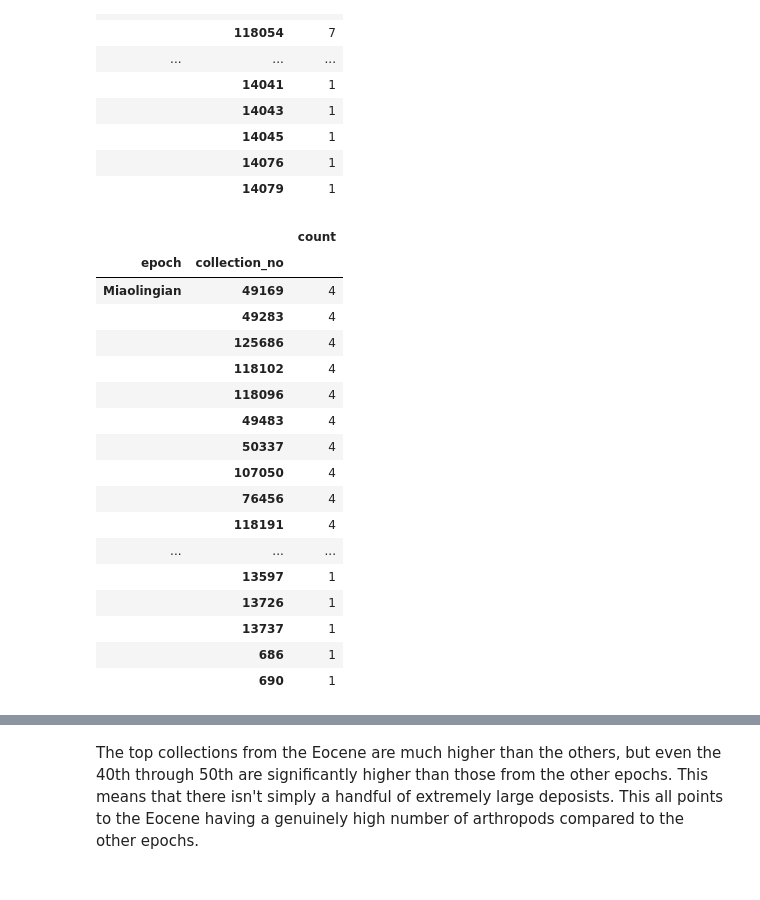
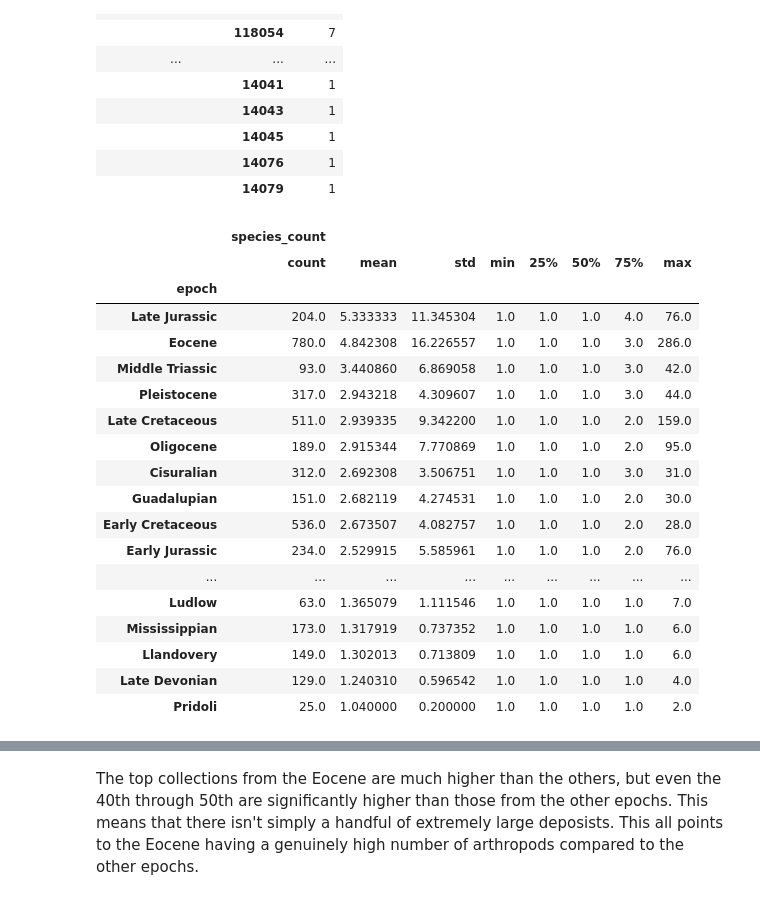
Before and after one commit to Dworlock11/Arthropod-Fossil-Diversity-Analysis, a Jupyter notebook: notebooks/02_analysis.ipynb, the cells around one changed output, grey strips where cells are left out. Cells and saved outputs as stored; diff of their text form; code cells hidden in the pictures.

Commit message:
Analyzed collection ratios of arthropods to all fossils for each epoch. Discovered severe bias of ratios from large collections for certain epochs.

```diff
--- a/notebooks/02_analysis.ipynb
+++ b/notebooks/02_analysis.ipynb
@@ -500,36 +519,33 @@ top_ten_coll_counts
 |  | 14076 | 1 |
 |  | 14079 | 1 |
 # %%
-forty_to_fifty_coll_counts = pd.DataFrame()
+coll_stats_per_epoch = (
+    arth_data.groupby(["epoch", "collection_no"])
+      .agg(species_count=("accepted_name", "nunique"))
+      .sort_values("species_count", ascending=False)
+      .groupby("epoch")
+      .describe()
+      .sort_values(("species_count", "mean"), ascending=False)
+)
 
-for epoch in fossil_data["epoch"].unique():
-    arth_colls = (
-        arth_data[arth_data["epoch"] == epoch]
-        .groupby(["epoch", "collection_no"])
-        .agg(count=("accepted_name", "nunique"))
-        .sort_values("count", ascending=False)
-        .iloc[40:50]
-        )
-
-    forty_to_fifty_coll_counts = pd.concat([forty_to_fifty_coll_counts, arth_colls])
-
-forty_to_fifty_coll_counts
+coll_stats_per_epoch
 # %% [output]
-|  |  | count |
-| epoch | collection_no |  |
-| Miaolingian | 49169 | 4 |
-|  | 49283 | 4 |
-|  | 125686 | 4 |
-|  | 118102 | 4 |
-|  | 118096 | 4 |
-|  | 49483 | 4 |
-|  | 50337 | 4 |
-|  | 107050 | 4 |
-|  | 76456 | 4 |
-|  | 118191 | 4 |
-| ... | ... | ... |
-|  | 13597 | 1 |
-|  | 13726 | 1 |
-|  | 13737 | 1 |
-|  | 686 | 1 |
-|  | 690 | 1 |
+|  | species_count |  |  |  |  |  |  |  |
+|  | count | mean | std | min | 25% | 50% | 75% | max |
+| epoch |  |  |  |  |  |  |  |  |
+| Late Jurassic | 204.0 | 5.333333 | 11.345304 | 1.0 | 1.0 | 1.0 | 4.0 | 76.0 |
+| Eocene | 780.0 | 4.842308 | 16.226557 | 1.0 | 1.0 | 1.0 | 3.0 | 286.0 |
+| Middle Triassic | 93.0 | 3.440860 | 6.869058 | 1.0 | 1.0 | 1.0 | 3.0 | 42.0 |
+| Pleistocene | 317.0 | 2.943218 | 4.309607 | 1.0 | 1.0 | 1.0 | 3.0 | 44.0 |
+| Late Cretaceous | 511.0 | 2.939335 | 9.342200 | 1.0 | 1.0 | 1.0 | 2.0 | 159.0 |
+| Oligocene | 189.0 | 2.915344 | 7.770869 | 1.0 | 1.0 | 1.0 | 2.0 | 95.0 |
+| Cisuralian | 312.0 | 2.692308 | 3.506751 | 1.0 | 1.0 | 1.0 | 3.0 | 31.0 |
+| Guadalupian | 151.0 | 2.682119 | 4.274531 | 1.0 | 1.0 | 1.0 | 2.0 | 30.0 |
+| Early Cretaceous | 536.0 | 2.673507 | 4.082757 | 1.0 | 1.0 | 1.0 | 2.0 | 28.0 |
+| Early Jurassic | 234.0 | 2.529915 | 5.585961 | 1.0 | 1.0 | 1.0 | 2.0 | 76.0 |
+| ... | ... | ... | ... | ... | ... | ... | ... | ... |
+| Ludlow | 63.0 | 1.365079 | 1.111546 | 1.0 | 1.0 | 1.0 | 1.0 | 7.0 |
+| Mississippian | 173.0 | 1.317919 | 0.737352 | 1.0 | 1.0 | 1.0 | 1.0 | 6.0 |
+| Llandovery | 149.0 | 1.302013 | 0.713809 | 1.0 | 1.0 | 1.0 | 1.0 | 6.0 |
+| Late Devonian | 129.0 | 1.240310 | 0.596542 | 1.0 | 1.0 | 1.0 | 1.0 | 4.0 |
+| Pridoli | 25.0 | 1.040000 | 0.200000 | 1.0 | 1.0 | 1.0 | 1.0 | 2.0 |
```
Also changed, not shown: parts of 9 cells of this notebook.
